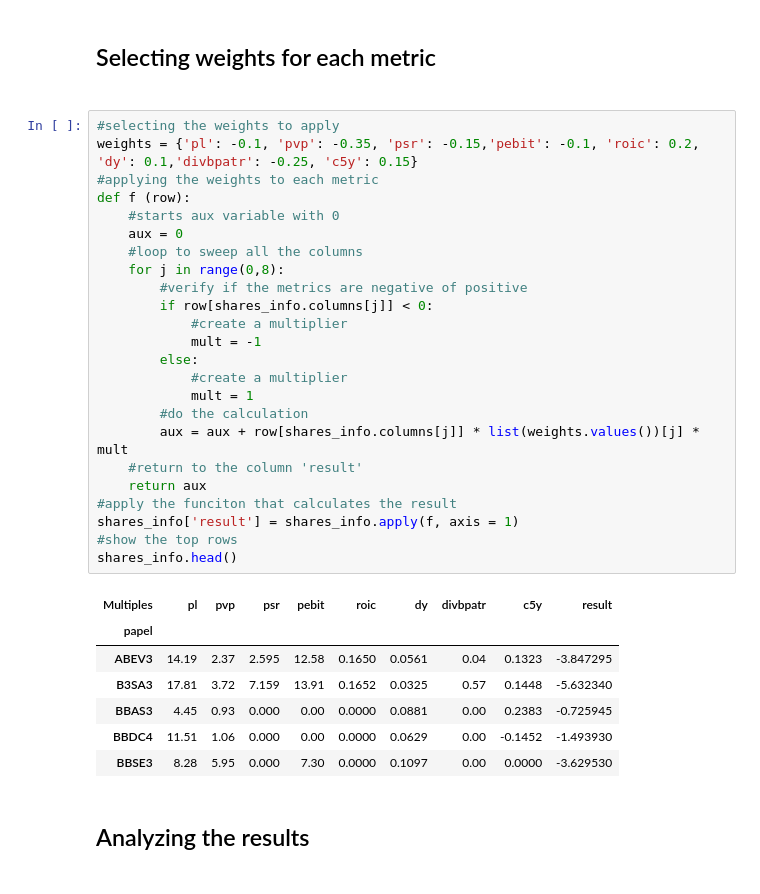
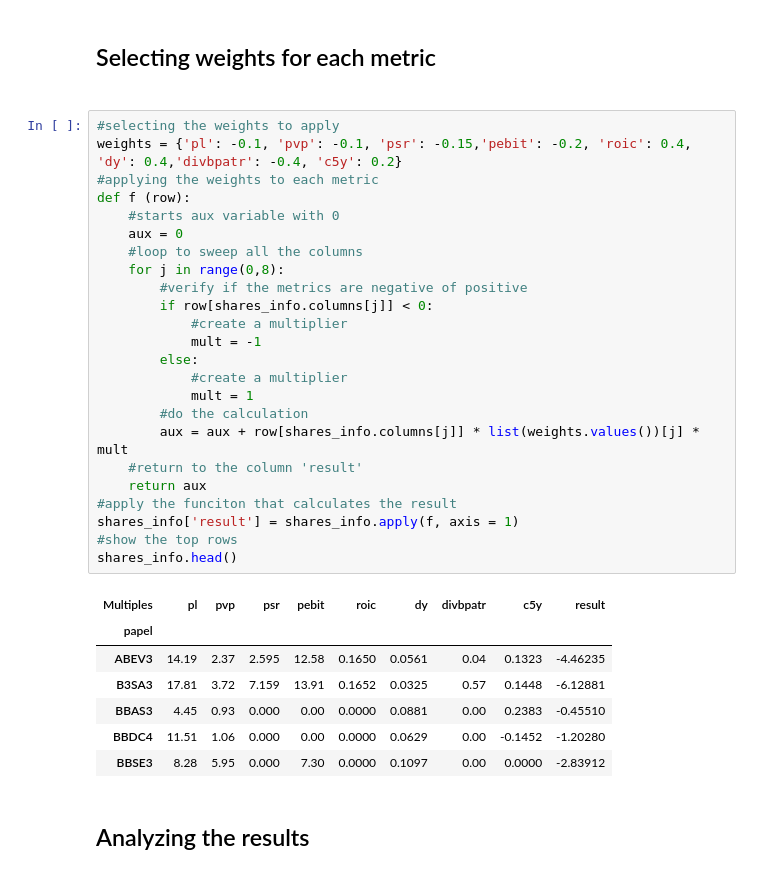
Before and after one commit to felipedaniel1910/BrazilianStockMarket, a Jupyter notebook: main.ipynb, the cells around one changed output. Saved outputs shown, nothing was run; the diff lists cells and outputs as text.

```diff
--- a/main.ipynb
+++ b/main.ipynb
@@ -55,36 +55,36 @@ shares_info.head(5)
 <h2>Selecting weights for each metric<h2/>
 # %%
 #selecting the weights to apply
-weights = {'pl': -0.1, 'pvp': -0.35, 'psr': -0.15,'pebit': -0.1, 'roic': 0.2, 'dy': 0.1,'divbpatr': -0.25, 'c5y': 0.15}
+weights = {'pl': -0.1, 'pvp': -0.1, 'psr': -0.15,'pebit': -0.2, 'roic': 0.4, 'dy': 0.4,'divbpatr': -0.4, 'c5y': 0.2}
 #applying the weights to each metric
 def f (row):
     #starts aux variable with 0
     aux = 0
     #loop to sweep all the columns
     for j in range(0,8):
         #verify if the metrics are negative of positive
         if row[shares_info.columns[j]] < 0:
             #create a multiplier
             mult = -1
         else:
             #create a multiplier
             mult = 1
         #do the calculation
         aux = aux + row[shares_info.columns[j]] * list(weights.values())[j] * mult
     #return to the column 'result'
     return aux
 #apply the funciton that calculates the result
 shares_info['result'] = shares_info.apply(f, axis = 1)
 #show the top rows
 shares_info.head()
 # %% [output]
 | Multiples | pl | pvp | psr | pebit | roic | dy | divbpatr | c5y | result |
 | papel |  |  |  |  |  |  |  |  |  |
-| ABEV3 | 14.19 | 2.37 | 2.595 | 12.58 | 0.1650 | 0.0561 | 0.04 | 0.1323 | -3.847295 |
-| B3SA3 | 17.81 | 3.72 | 7.159 | 13.91 | 0.1652 | 0.0325 | 0.57 | 0.1448 | -5.632340 |
-| BBAS3 | 4.45 | 0.93 | 0.000 | 0.00 | 0.0000 | 0.0881 | 0.00 | 0.2383 | -0.725945 |
-| BBDC4 | 11.51 | 1.06 | 0.000 | 0.00 | 0.0000 | 0.0629 | 0.00 | -0.1452 | -1.493930 |
-| BBSE3 | 8.28 | 5.95 | 0.000 | 7.30 | 0.0000 | 0.1097 | 0.00 | 0.0000 | -3.629530 |
+| ABEV3 | 14.19 | 2.37 | 2.595 | 12.58 | 0.1650 | 0.0561 | 0.04 | 0.1323 | -4.46235 |
+| B3SA3 | 17.81 | 3.72 | 7.159 | 13.91 | 0.1652 | 0.0325 | 0.57 | 0.1448 | -6.12881 |
+| BBAS3 | 4.45 | 0.93 | 0.000 | 0.00 | 0.0000 | 0.0881 | 0.00 | 0.2383 | -0.45510 |
+| BBDC4 | 11.51 | 1.06 | 0.000 | 0.00 | 0.0000 | 0.0629 | 0.00 | -0.1452 | -1.20280 |
+| BBSE3 | 8.28 | 5.95 | 0.000 | 7.30 | 0.0000 | 0.1097 | 0.00 | 0.0000 | -2.83912 |
 # %% [markdown]
 <h2>Analyzing the results<h2/>
 # %%
```
Also changed, not shown: parts of 2 cells of this notebook.
